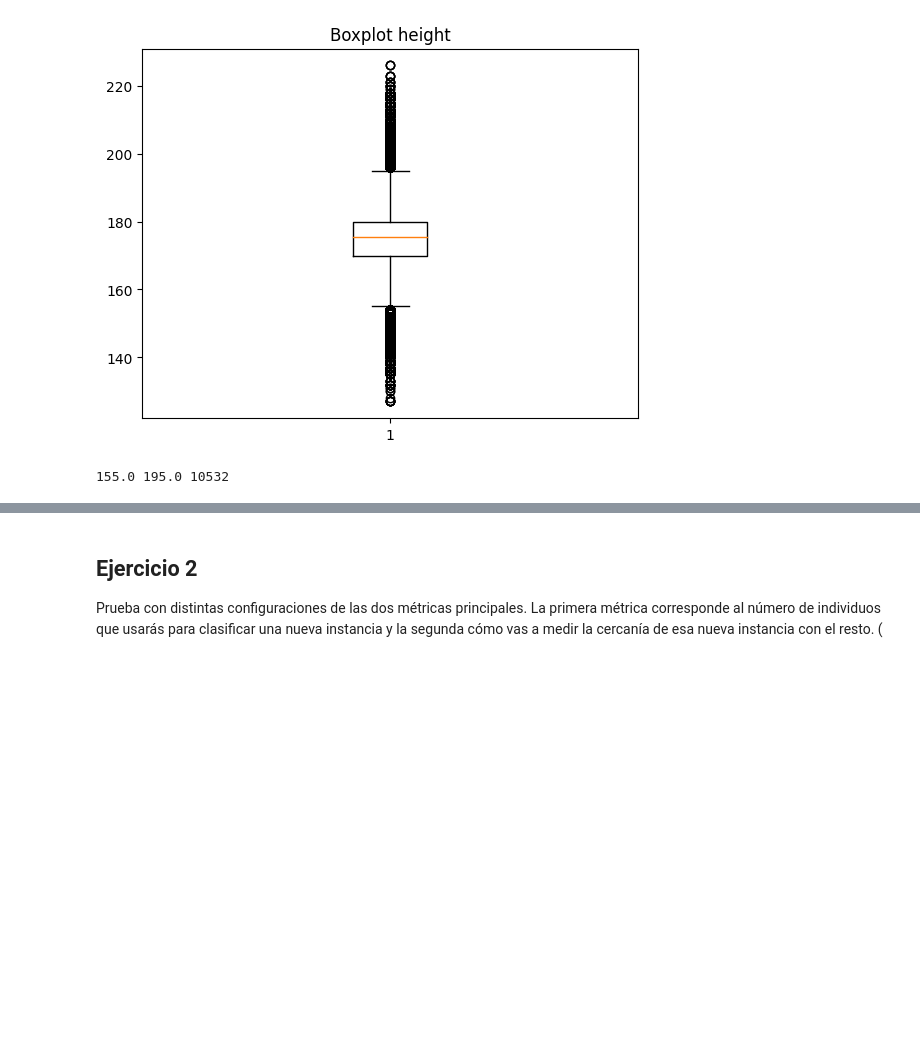
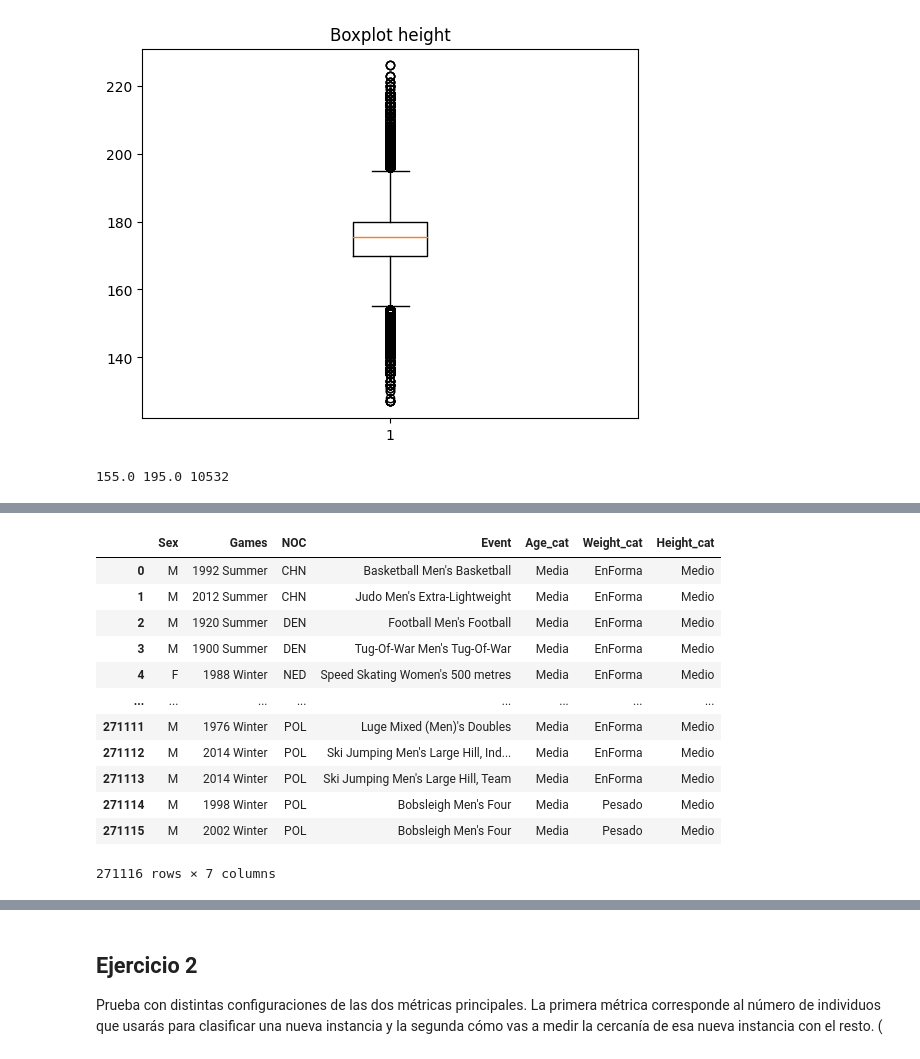
Before and after one commit to PilarAriasVazquez/L3, a Jupyter notebook: P1.ipynb, the cells around one changed output, grey strips where cells are left out. Drawn from its saved outputs; the diff is of its cells as text; code cells hidden in the pictures; blank space fills up the shorter version.

```diff
--- a/P1.ipynb
+++ b/P1.ipynb
@@ -267,0 +333,5 @@ print(min, max, len(outliers))
+# %%
+
+# Concatenar los DataFrames generados por pd.get_dummies
+#data1 = pd.concat([pd.get_dummies(df[col]) for col in ['Sex', 'Games', 'NOC', 'Event', 'Age_cat', 'Weight_cat', 'Height_cat']], axis=1)
+data1= df[['Sex', 'Games', 'NOC', 'Event', 'Age_cat', 'Weight_cat', 'Height_cat']]
@@ -267,0 +350,16 @@ print(min, max, len(outliers))
+# %%
+data1
+# %% [output]
+|  | Sex | Games | NOC | Event | Age_cat | Weight_cat | Height_cat |
+| 0 | M | 1992 Summer | CHN | Basketball Men's Basketball | Media | EnForma | Medio |
+| 1 | M | 2012 Summer | CHN | Judo Men's Extra-Lightweight | Media | EnForma | Medio |
+| 2 | M | 1920 Summer | DEN | Football Men's Football | Media | EnForma | Medio |
+| 3 | M | 1900 Summer | DEN | Tug-Of-War Men's Tug-Of-War | Media | EnForma | Medio |
+| 4 | F | 1988 Winter | NED | Speed Skating Women's 500 metres | Media | EnForma | Medio |
+| ... | ... | ... | ... | ... | ... | ... | ... |
+| 271111 | M | 1976 Winter | POL | Luge Mixed (Men)'s Doubles | Media | EnForma | Medio |
+| 271112 | M | 2014 Winter | POL | Ski Jumping Men's Large Hill, Ind... | Media | EnForma | Medio |
+| 271113 | M | 2014 Winter | POL | Ski Jumping Men's Large Hill, Team | Media | EnForma | Medio |
+| 271114 | M | 1998 Winter | POL | Bobsleigh Men's Four | Media | Pesado | Medio |
+| 271115 | M | 2002 Winter | POL | Bobsleigh Men's Four | Media | Pesado | Medio |
+271116 rows × 7 columns
```
Also changed, not shown: parts of 20 cells of this notebook.
